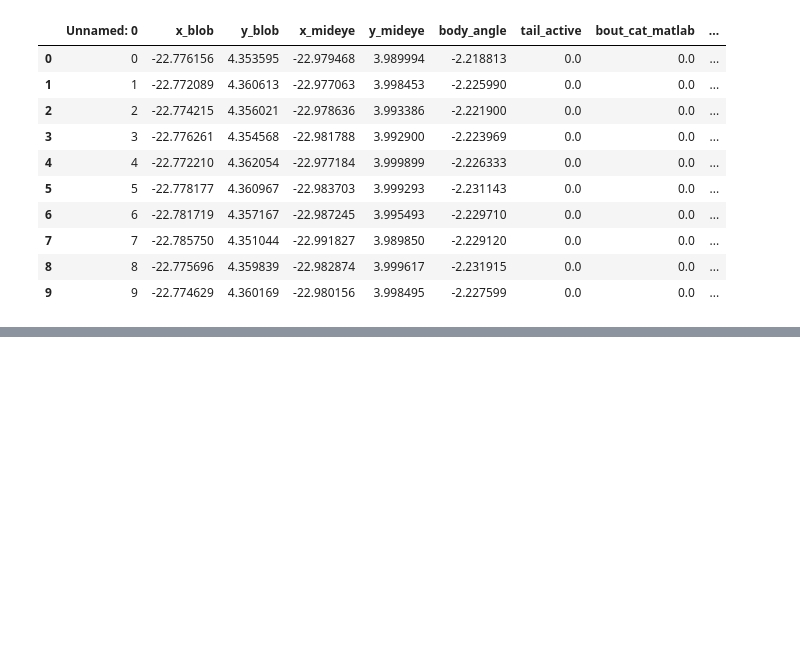
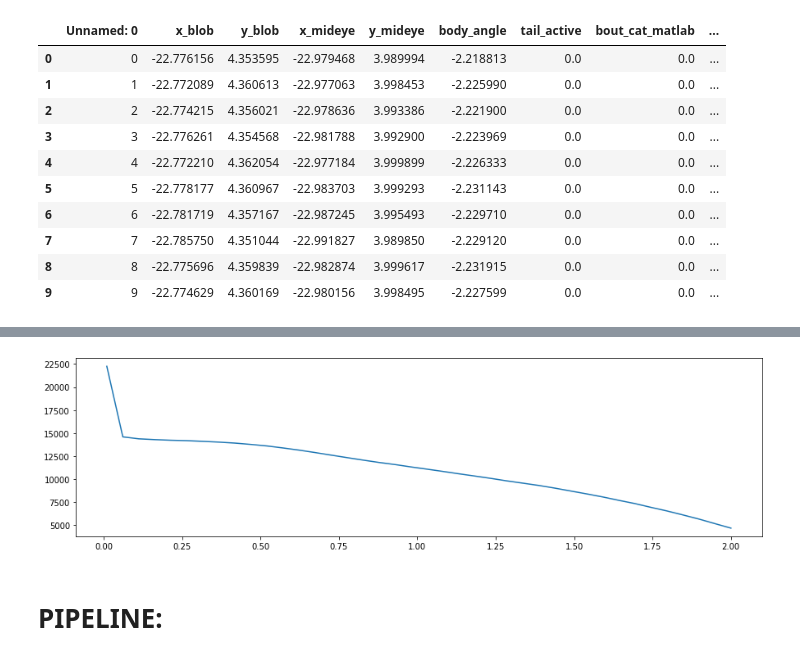
Before and after one commit to orger-lab/megabouts, a Jupyter notebook: megabouts/super_resolution_pipeline.ipynb, the cells around one changed output, grey strips where cells are left out. Cells and saved outputs as stored; diff of their text form; code cells hidden in the pictures; blank space fills up the shorter version.

Commit message:
All Pipeline are almost ready

```diff
--- a/megabouts/super_resolution_pipeline.ipynb
+++ b/megabouts/super_resolution_pipeline.ipynb
@@ -574,0 +146,6 @@ ax.plot(sub_bouts_array_flat[k,:140]/scale_x,sub_bouts_array_flat[k,140:140*2]/s
+# %%
+# Clean full data using set parameters:
+fc_min,beta = 20,1
+x_sub = one_euro_filter(x_sub,fc_min,beta,new_fps)
+y_sub = one_euro_filter(y_sub,fc_min,beta,new_fps)
+body_angle_sub = one_euro_filter(body_angle_sub,fc_min,beta,new_fps)
@@ -574,0 +156,33 @@ ax.plot(sub_bouts_array_flat[k,:140]/scale_x,sub_bouts_array_flat[k,140:140*2]/s
+# %%
+
+Ndiff = convert_duration(15,original_fps=700,new_fps=new_fps)
+if Ndiff%2==0:
+    Ndiff=Ndiff+1
+Bout_Duration = convert_duration(140,original_fps=700,new_fps=new_fps)
+Lag_dt = convert_duration(60,original_fps=700,new_fps=new_fps)
+
+
+axial_speed,lateral_speed,yaw_speed = compute_speed(x_sub,y_sub,body_angle_sub,new_fps,Ndiff=Ndiff)
+traj = np.vstack((x_sub,y_sub,body_angle_sub)).T
+traj_speed = np.vstack((axial_speed,lateral_speed,yaw_speed)).T
+# Replace nan with 0 in yawspeed:
+traj_speed[np.isnan(traj_speed)]=0
+mobility = compute_mobility(traj_speed,Lag_dt=Lag_dt,fps=new_fps)
+# %%
+# Number of peak as function of prominence:
+prom_para = np.linspace(0.01,2,40)
+num_peaks = np.zeros_like(prom_para)
+for i,pro in enumerate(prom_para):
+    peaks, _ = find_peaks(mobility,distance=Bout_Duration,prominence=pro)
+    num_peaks[i] = len(peaks)
+
+plt.figure(figsize=(15,4))
+plt.plot(prom_para,num_peaks)
+Bout_Duration
+peaks, _ = find_peaks(mobility,distance=Bout_Duration,prominence=0.25)
+peaks_bin = np.zeros(tail_angle_sub.shape[0])
+peaks_bin[peaks]=1
+# %% [output]
+[figure, added]
+# %% [markdown]
+# PIPELINE:
```
Also changed, not shown: parts of 102 cells of this notebook, 9 other files.
